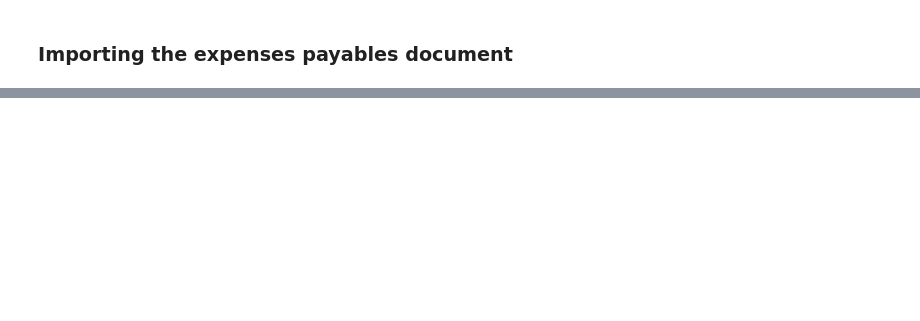
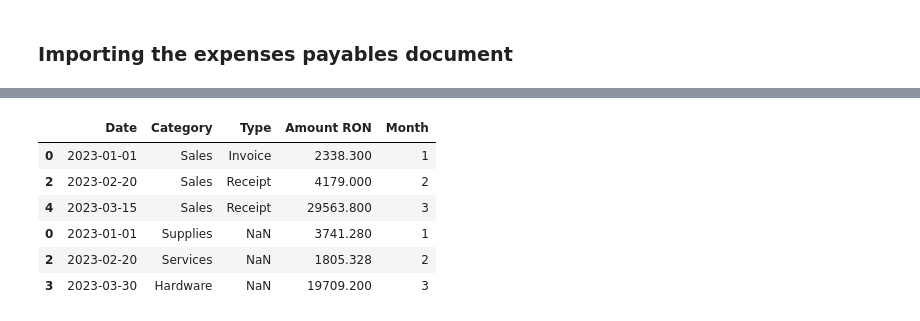
Before and after one commit to mirceamesesan/financial-dashboards, a Jupyter notebook: explorations/collecting_data.ipynb, the cells around one changed output, grey strips where cells are left out. Cells and saved outputs as stored; diff of their text form; code cells hidden in the pictures; blank space fills up the shorter version.

```diff
--- a/explorations/collecting_data.ipynb
+++ b/explorations/collecting_data.ipynb
@@ -30,0 +137,7 @@ expenses_df.head()
+# %%
+cols_to_drop = ['Invoice/Receipt Number', 'Client Name', 'Description (Project)', 'Quantity', 'Unit Price', 'Status', 'Paid Date', 'Amount', 'VAT', 'XRate', 'Payment Method', 'Currency', 'Due Date', 'Description', 'Supplier Name', 'Total Amount']
+
+income_statement.pivot_table(index='Date', columns='Type', values='Amount RON', aggfunc='sum')
+income_statement = income_statement.drop(columns=cols_to_drop)
+
+income_statement
@@ -30,0 +152,12 @@ expenses_df.head()
+# %%
+income_statement['Month'] = income_statement['Date'].dt.month
+# %%
+income_statement
+# %% [output]
+|  | Date | Category | Type | Amount RON | Month |
+| 0 | 2023-01-01 | Sales | Invoice | 2338.300 | 1 |
+| 2 | 2023-02-20 | Sales | Receipt | 4179.000 | 2 |
+| 4 | 2023-03-15 | Sales | Receipt | 29563.800 | 3 |
+| 0 | 2023-01-01 | Supplies | NaN | 3741.280 | 1 |
+| 2 | 2023-02-20 | Services | NaN | 1805.328 | 2 |
+| 3 | 2023-03-30 | Hardware | NaN | 19709.200 | 3 |
```
Also changed, not shown: parts of 23 cells of this notebook, 2 other files.
